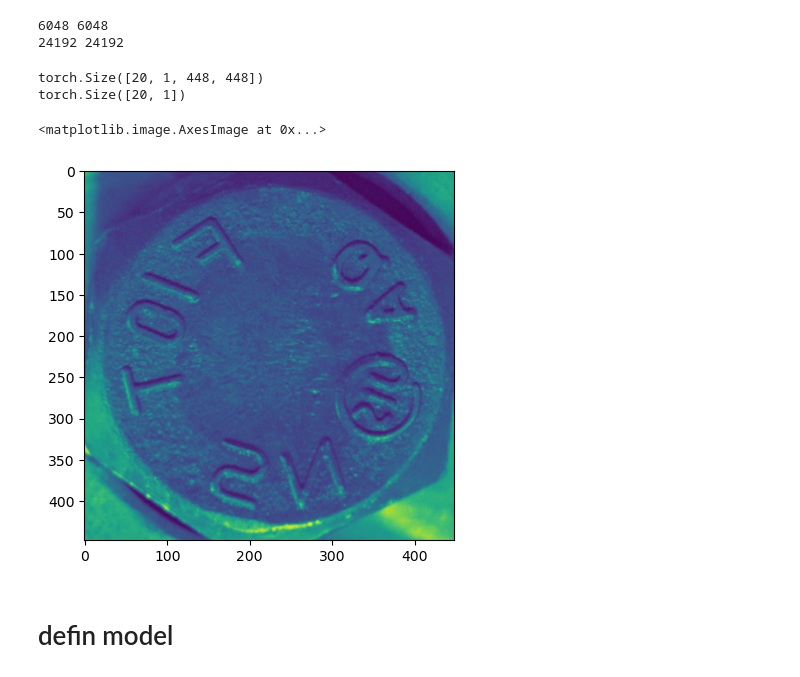
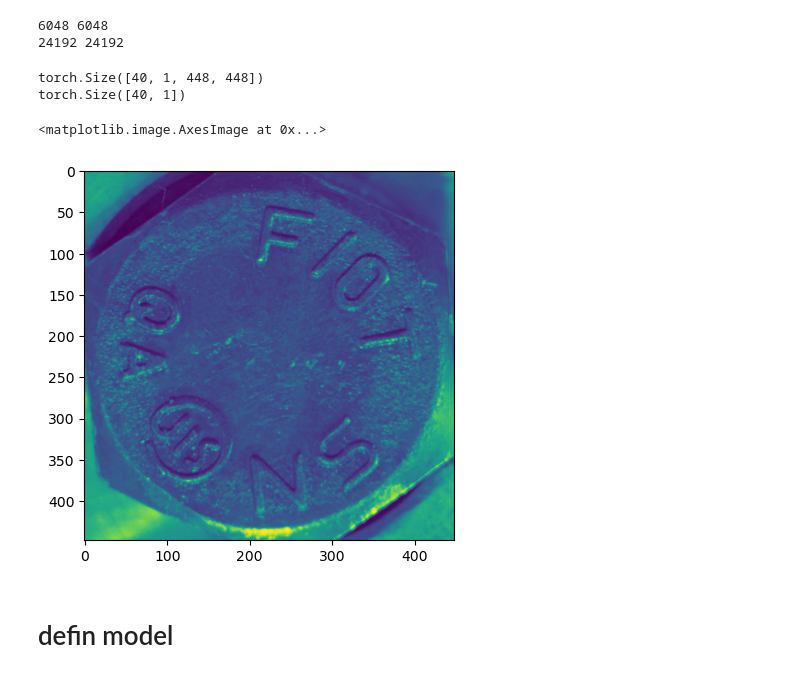
Before and after one commit to ChenYu-K/boltpd, a Jupyter notebook: FRCNN-Train.ipynb, the cells around one changed output. Drawn from its saved outputs; the diff is of its cells as text; code cells hidden in the pictures.

```diff
--- a/FRCNN-Train.ipynb
+++ b/FRCNN-Train.ipynb
@@ -115,12 +113,12 @@ transform = transforms.Compose([
 # 也可以再定义train_transform加入一些数据增强
 train_data = MyDataset(train_rdata, train_label, transform=transform)
 valid_data = MyDataset(valid_rdata, valid_label, transform=transform)
-train_loader = DataLoader(dataset=train_data, batch_size=20, shuffle=True)
+train_loader = DataLoader(dataset=train_data, batch_size=40, shuffle=True)
 valid_loader = DataLoader(dataset=valid_data, batch_size=1, shuffle=True)
 dataiter=iter(train_loader)
 images, labels = dataiter.__next__()
 print(images.shape)
 print(labels.shape)
 # %% [output]
-torch.Size([20, 1, 448, 448])
-torch.Size([20, 1])
+torch.Size([40, 1, 448, 448])
+torch.Size([40, 1])
@@ -132,10 +125,12 @@ valid_loader = DataLoader(dataset=valid_data, batch_size=1, shuffle=False)
 # %%
 topic = T.ToPILImage()
 imm1 = topic(images[1])
-plt.imshow(imm1)
+vimg, vlabels = dataiter.__next__()
+
+plt.imshow(topic(vimg[1]))
 # %% [output]
 <matplotlib.image.AxesImage at 0x...>
-[figure, old version]
+[figure, new version]
 # %%
 def testAccuracy():
     net.eval()
```
Also changed, not shown: parts of 7 cells of this notebook, 26 other files.
